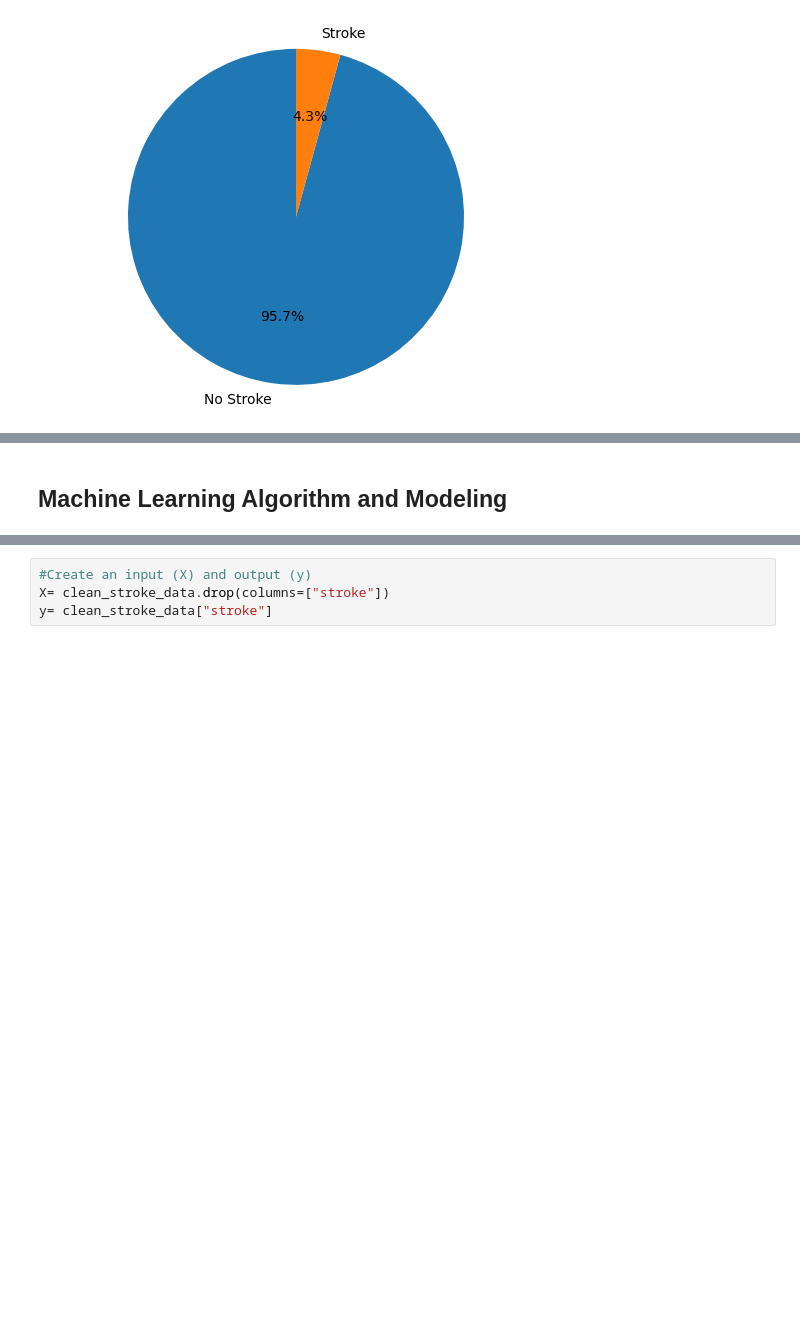
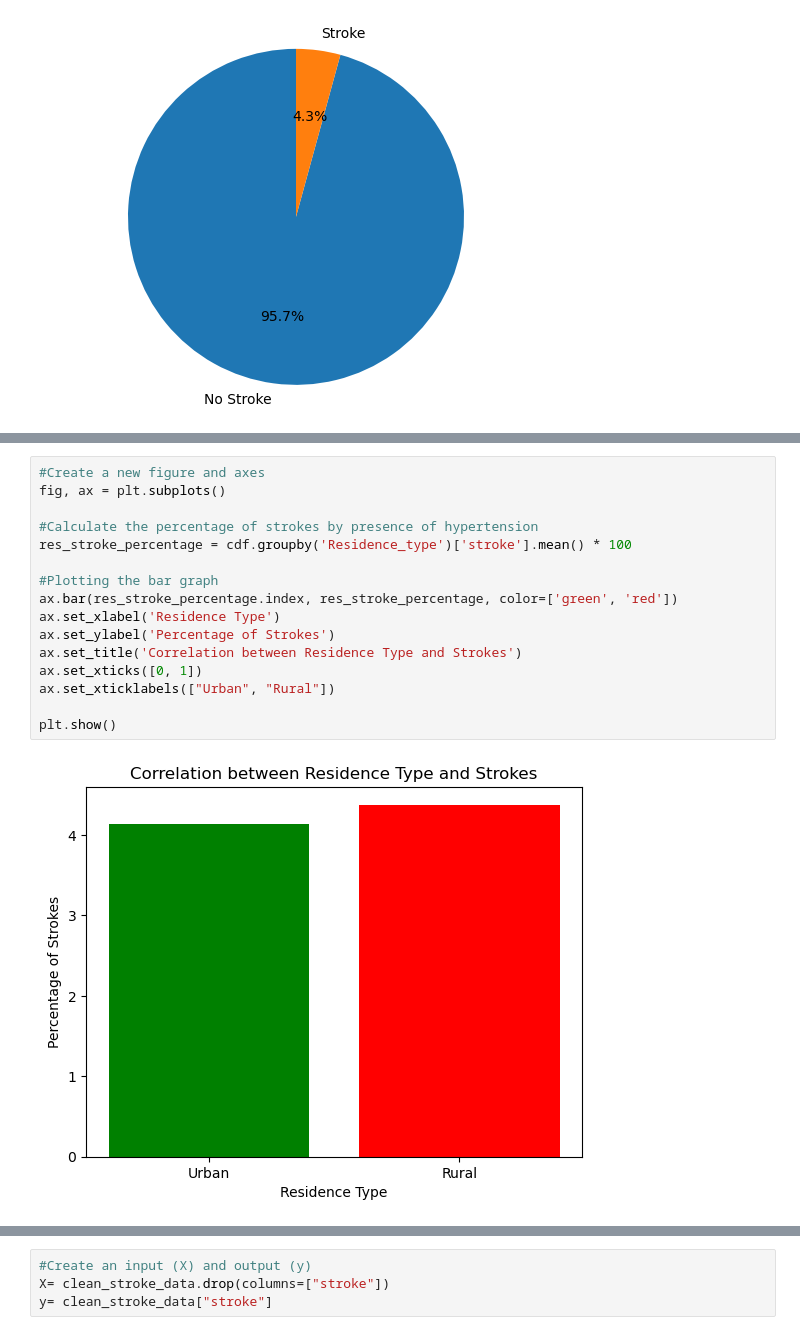
Before and after one commit to cfam1234/PythonDataScienceProjects, a Jupyter notebook: PythonStrokePredictionProject.ipynb, the cells around one changed output, grey strips where cells are left out. Drawn from its saved outputs; the diff is of its cells as text; blank space fills up the shorter version.

```diff
--- a/PythonStrokePredictionProject.ipynb
+++ b/PythonStrokePredictionProject.ipynb
@@ -161,5 +205,21 @@ Residence_type
 Rural    4.13394
 Urban    4.37751
 Name: Percentage of Strokes, dtype: float64
-# %% [markdown]
-## Machine Learning Algorithm and Modeling
+# %%
+#Create a new figure and axes
+fig, ax = plt.subplots()
+
+#Calculate the percentage of strokes by presence of hypertension
+res_stroke_percentage = cdf.groupby('Residence_type')['stroke'].mean() * 100
+
+#Plotting the bar graph
+ax.bar(res_stroke_percentage.index, res_stroke_percentage, color=['green', 'red'])
+ax.set_xlabel('Residence Type')
+ax.set_ylabel('Percentage of Strokes')
+ax.set_title('Correlation between Residence Type and Strokes')
+ax.set_xticks([0, 1])
+ax.set_xticklabels(["Urban", "Rural"])
+
+plt.show()
+# %% [output]
+[figure, added]
```
Also changed, not shown: parts of 21 cells of this notebook.
